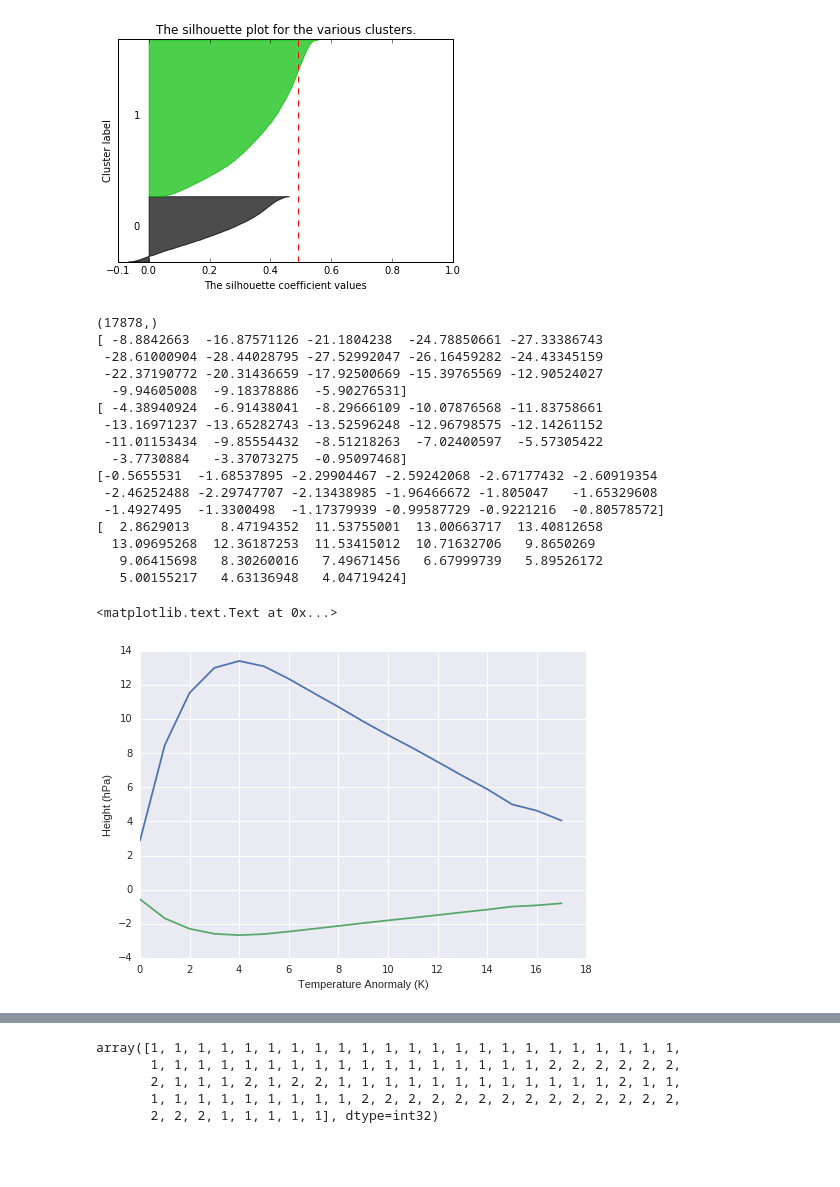
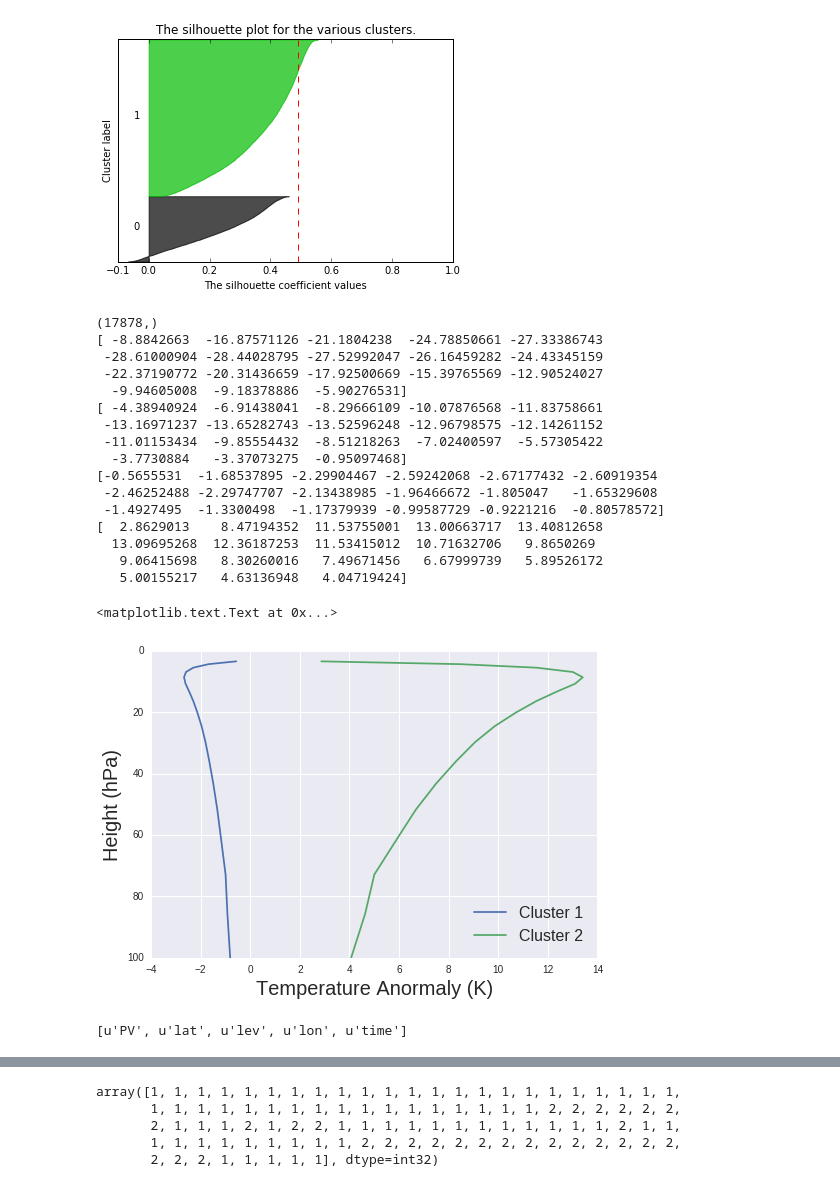
Before and after one commit to JiaweiZhuang/CS205_final_project, a Jupyter notebook: Data_Analysis/SSW.ipynb, the cells around one changed output, grey strips where cells are left out. Drawn from its saved outputs; the diff is of its cells as text; code cells hidden in the pictures; blank space fills up the shorter version.

Commit message:
add plots

```diff
--- a/Data_Analysis/SSW.ipynb
+++ b/Data_Analysis/SSW.ipynb
@@ -84,39 +84,46 @@ print("For n_clusters =", n_clusters,
 ('For n_clusters =', 2, 'The average silhouette_score is :', 0.48997383701476621)
 [figure]
 # %%
+# Plot Temperature with height for different clusters
+file_nm = '../data/vertical_coordinate_cam35.nc'
+verCor = Dataset(file_nm,mode='r')
+lev = verCor.variables['lev'][:]
 print cluster_labels.shape
 idx1 = np.where(cluster_labels==1)
 idx1 = idx1[0]
 idx2 = np.where(cluster_labels==2)
 idx2 = idx2[0]
 Tgrad_cluster1 = X[idx1,108:126]
 print np.mean(Tgrad_cluster1,axis=0)
 Tgrad_cluster2 = X[idx2,108:126]
 print np.mean(Tgrad_cluster2,axis=0)
 Tmean3_cluster1 = X[idx1,36:54]
 print np.mean(Tmean3_cluster1,axis=0)
 Tmean3_cluster2 = X[idx2,36:54]
 print np.mean(Tmean3_cluster2,axis=0)
-plt.plot(np.mean(Tmean3_cluster2,axis=0))
-plt.plot(np.mean(Tmean3_cluster1,axis=0))
-plt.xlabel('Temperature Anormaly (K)',)
-plt.ylabel('Height (hPa)')
+plt.plot(np.mean(Tmean3_cluster1,axis=0),lev[0:18],label='Cluster 1')
+plt.plot(np.mean(Tmean3_cluster2,axis=0),lev[0:18],label='Cluster 2')
+plt.ylim(0,100)
+plt.legend(loc=0,fontsize=16)
+plt.gca().invert_yaxis()
+plt.xlabel('Temperature Anormaly (K)',fontsize=20)
+plt.ylabel('Height (hPa)',fontsize=20)
 # %% [output]
 (17878,)
 [ -8.8842663  -16.87571126 -21.1804238  -24.78850661 -27.33386743
  -28.61000904 -28.44028795 -27.52992047 -26.16459282 -24.43345159
  -22.37190772 -20.31436659 -17.92500669 -15.39765569 -12.90524027
   -9.94605008  -9.18378886  -5.90276531]
 [ -4.38940924  -6.91438041  -8.29666109 -10.07876568 -11.83758661
  -13.16971237 -13.65282743 -13.52596248 -12.96798575 -12.14261152
  -11.01153434  -9.85554432  -8.51218263  -7.02400597  -5.57305422
   -3.7730884   -3.37073275  -0.95097468]
 [-0.5655531  -1.68537895 -2.29904467 -2.59242068 -2.67177432 -2.60919354
  -2.46252488 -2.29747707 -2.13438985 -1.96466672 -1.805047   -1.65329608
  -1.4927495  -1.3300498  -1.17379939 -0.99587729 -0.9221216  -0.80578572]
 [  2.8629013    8.47194352  11.53755001  13.00663717  13.40812658
   13.09695268  12.36187253  11.53415012  10.71632706   9.8650269
    9.06415698   8.30260016   7.49671456   6.67999739   5.89526172
    5.00155217   4.63136948   4.04719424]
 <matplotlib.text.Text at 0x...>
-[figure, old version]
+[figure, new version]
@@ -122,0 +136,10 @@ plt.ylabel('Height (hPa)')
+# %%
+file_nm = '../data/PV10.nc'
+PV = Dataset(file_nm,mode='r')
+print PV.variables.keys()
+lat = PV.variables['lat'][:]
+lon = PV.variables['lon'][:]
+lev = PV.variables['lev'][:]
+PV = PV.variables['PV'][:]
+# %% [output]
+[u'PV', u'lat', u'lev', u'lon', u'time']
```
Also changed, not shown: parts of 6 cells of this notebook, 8 other files.
